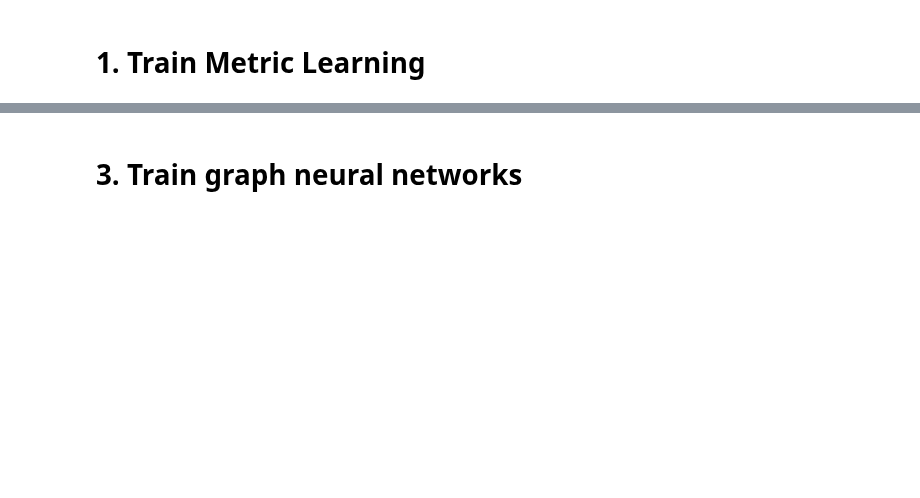
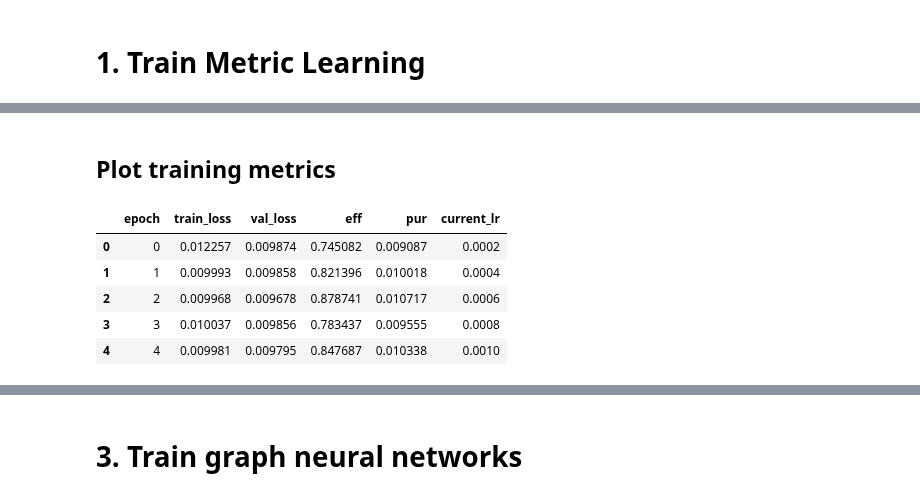
Before and after one commit to HSF-reco-and-software-triggers/Tracking-ML-Exa.TrkX, a Jupyter notebook: Examples/TrackML_Quickstart/run_pipeline.ipynb, the cells around one changed output, grey strips where cells are left out. Cells and saved outputs as stored; diff of their text form; code cells hidden in the pictures; blank space fills up the shorter version.

```diff
--- a/Examples/TrackML_Quickstart/run_pipeline.ipynb
+++ b/Examples/TrackML_Quickstart/run_pipeline.ipynb
@@ -42,4 +127,2 @@ track_building_configs: null
 # %% [markdown]
 # 1. Train Metric Learning
-# %%
-train_metric_learning(CONFIG)
@@ -106,2 +128,0 @@ INFO:-------------------- c) Saving model --------------------
-# %%
-run_metric_learning_inference(CONFIG)
@@ -109,0 +187,20 @@ Training finished, running inference to build graphs...
+# %%
+metric_leraning_trainer, metric_learning_model = train_metric_learning(CONFIG)
+clear_output()
+# %% [markdown]
+## Plot training metrics
+# %%
+log_file = os.path.join(metric_leraning_trainer.logger.log_dir , 'metrics.csv')
+metrics = pd.read_csv(log_file, sep=',')
+train_metrics = metrics[ ~ metrics['train_loss'].isna() ][['epoch', 'train_loss']]
+train_metrics['epoch'] -= 1
+val_metrics = metrics[ ~ metrics['val_loss'].isna() ][['val_loss', 'eff', 'pur', 'current_lr', 'epoch']]
+metrics = pd.merge(left=train_metrics, right=val_metrics, how='inner', on='epoch')
+metrics.head()
+# %% [output]
+|  | epoch | train_loss | val_loss | eff | pur | current_lr |
+| 0 | 0 | 0.012257 | 0.009874 | 0.745082 | 0.009087 | 0.0002 |
+| 1 | 1 | 0.009993 | 0.009858 | 0.821396 | 0.010018 | 0.0004 |
+| 2 | 2 | 0.009968 | 0.009678 | 0.878741 | 0.010717 | 0.0006 |
+| 3 | 3 | 0.010037 | 0.009856 | 0.783437 | 0.009555 | 0.0008 |
+| 4 | 4 | 0.009981 | 0.009795 | 0.847687 | 0.010338 | 0.0010 |
```
Also changed, not shown: parts of 22 cells of this notebook, 6 other files.
